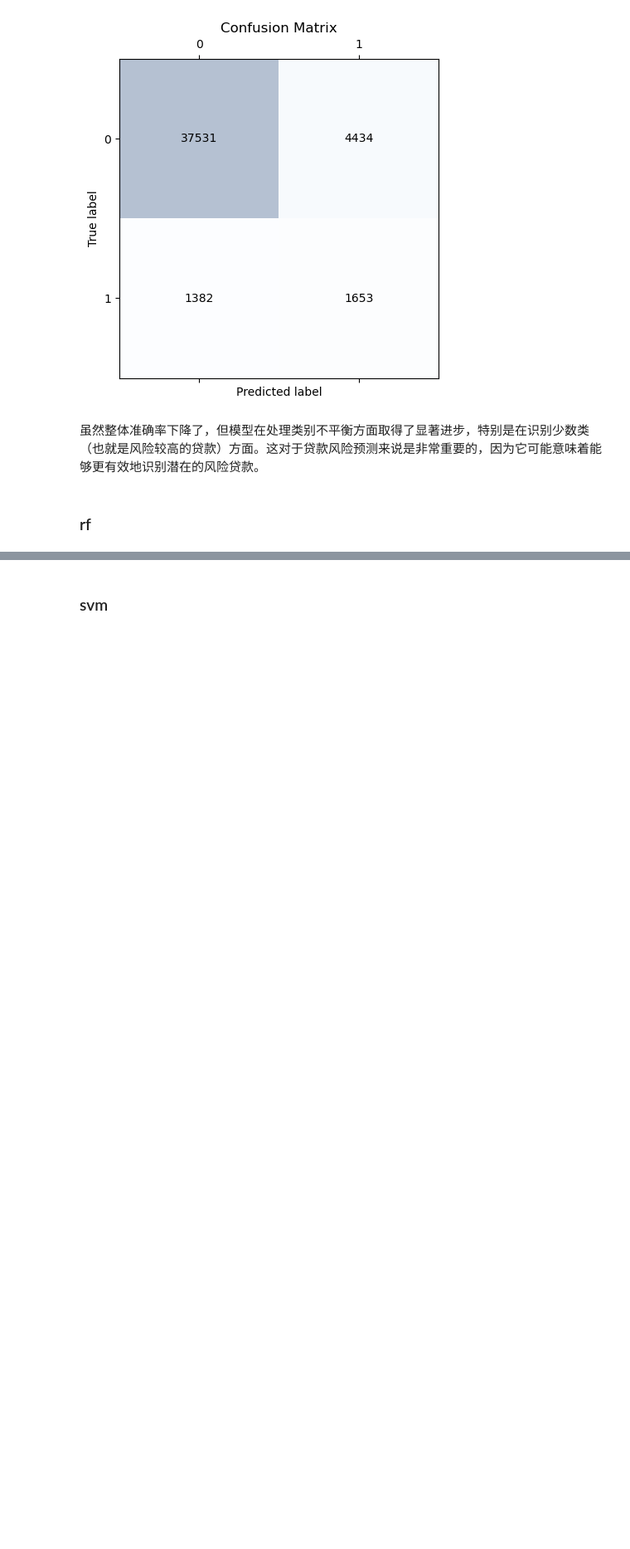
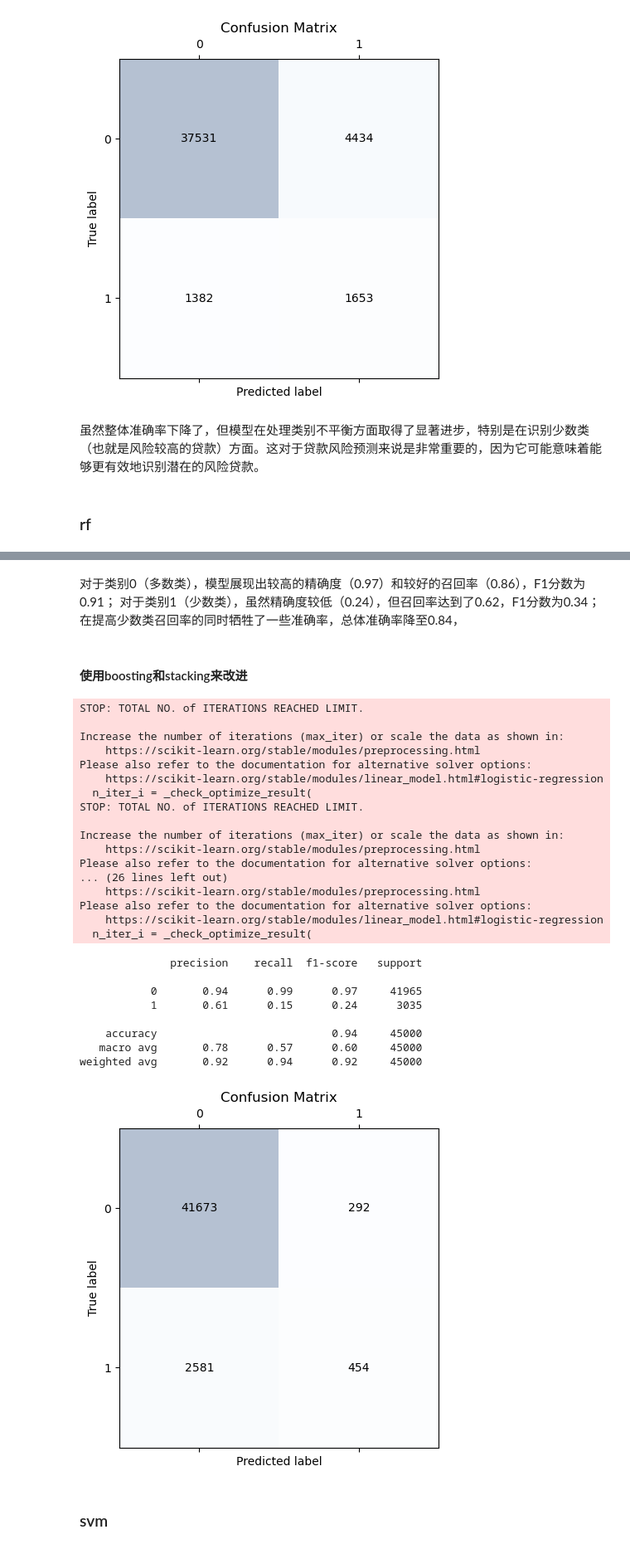
Before and after one commit to WatchMtLiu/PHBS_MLF_2024, a Jupyter notebook: GIVE-ME-SOME-Credit/hw2.ipynb, the cells around one changed output, grey strips where cells are left out. Shown at 83% size. Cells and saved outputs as stored; diff of their text form; code cells hidden in the pictures; blank space fills up the shorter version.

```diff
--- a/GIVE-ME-SOME-Credit/hw2.ipynb
+++ b/GIVE-ME-SOME-Credit/hw2.ipynb
@@ -283,3 +296,57 @@ plt.show()
+# %% [markdown]
+对于类别0（多数类），模型展现出较高的精确度（0.97）和较好的召回率（0.86），F1分数为0.91；
+对于类别1（少数类），虽然精确度较低（0.24），但召回率达到了0.62，F1分数为0.34；
+在提高少数类召回率的同时牺牲了一些准确率，总体准确率降至0.84，
+# %% [markdown]
+#### 使用boosting和stacking来改进
+# %%
+base_models = [
+    ('rf', RandomForestClassifier(n_estimators=100, max_depth=5, min_samples_split=3, class_weight='balanced', random_state=1)),
+    ('lr', LogisticRegression(class_weight='balanced', max_iter=1000, random_state=1))
+]
+
+stacking_model = StackingClassifier(estimators=base_models, final_estimator=GradientBoostingClassifier(n_estimators=50, random_state=1))
+stacking_model.fit(X_train, y_train)
+y_pred = stacking_model.predict(X_test)
+print(classification_report(y_test, y_pred))
+conf_mat = confusion_matrix(y_test, y_pred)
+fig, ax = plt.subplots(figsize=(5, 5))
+ax.matshow(conf_mat, cmap=plt.cm.Blues, alpha=0.3)
+for i in range(conf_mat.shape[0]):
+    for j in range(conf_mat.shape[1]):
+        ax.text(x=j, y=i, s=int(conf_mat[i, j]), va='center', ha='center')
+
+plt.xlabel('Predicted label')
+plt.ylabel('True label')
+plt.title('Confusion Matrix')
+plt.show()
+# %% [output]
+STOP: TOTAL NO. of ITERATIONS REACHED LIMIT.
+
+Increase the number of iterations (max_iter) or scale the data as shown in:
+    https://scikit-learn.org/stable/modules/preprocessing.html
+Please also refer to the documentation for alternative solver options:
+    https://scikit-learn.org/stable/modules/linear_model.html#logistic-regression
+  n_iter_i = _check_optimize_result(
+STOP: TOTAL NO. of ITERATIONS REACHED LIMIT.
+
+Increase the number of iterations (max_iter) or scale the data as shown in:
+    https://scikit-learn.org/stable/modules/preprocessing.html
+Please also refer to the documentation for alternative solver options:
+... (26 lines left out)
+    https://scikit-learn.org/stable/modules/preprocessing.html
+Please also refer to the documentation for alternative solver options:
+    https://scikit-learn.org/stable/modules/linear_model.html#logistic-regression
+  n_iter_i = _check_optimize_result(
+              precision    recall  f1-score   support
+
+           0       0.94      0.99      0.97     41965
+           1       0.61      0.15      0.24      3035
+
+    accuracy                           0.94     45000
+   macro avg       0.78      0.57      0.60     45000
+weighted avg       0.92      0.94      0.92     45000
+[figure, added]
 # %% [markdown]
 ### svm
 # %%
```
Also changed, not shown: parts of 4 cells of this notebook.
